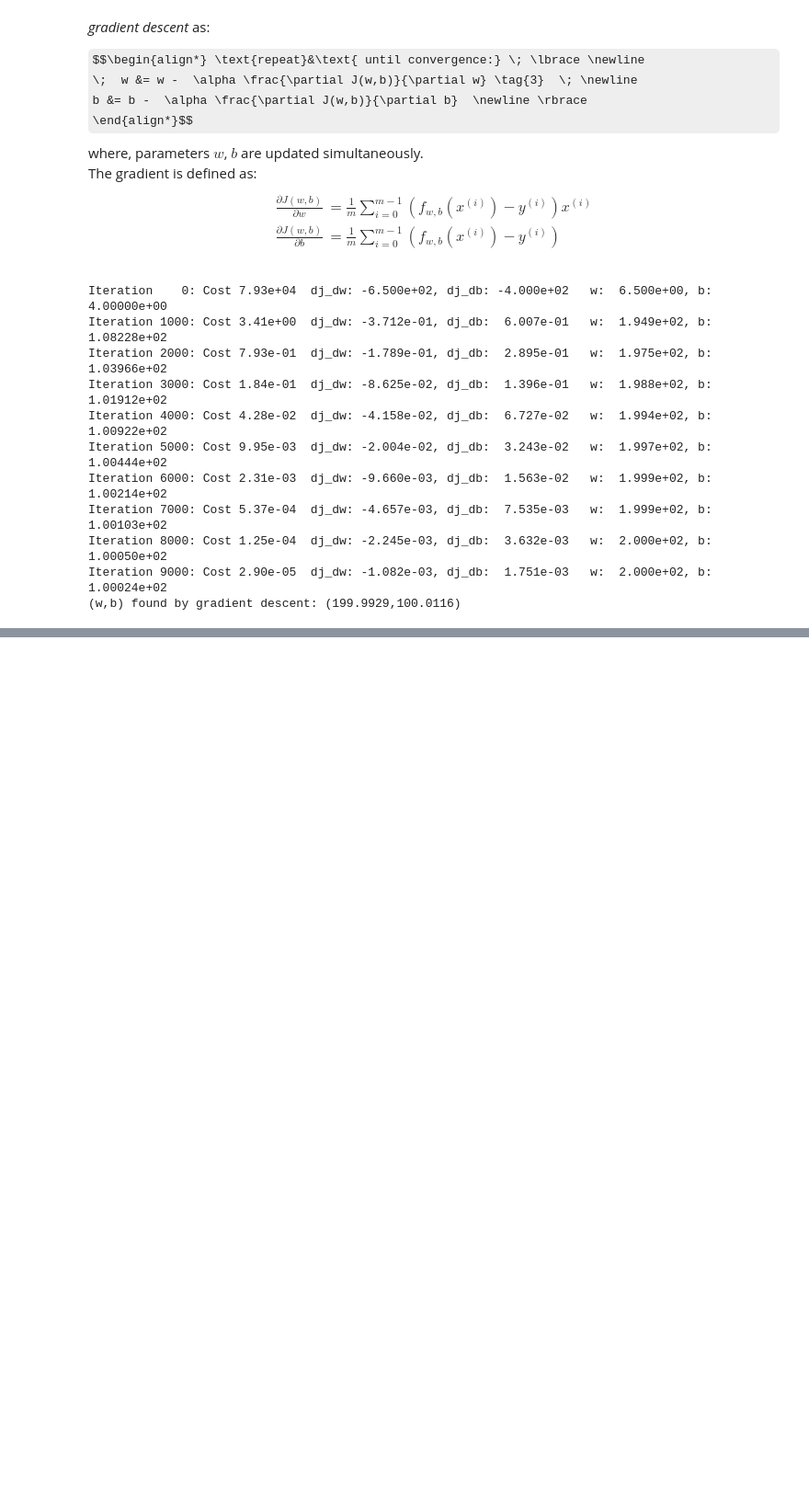
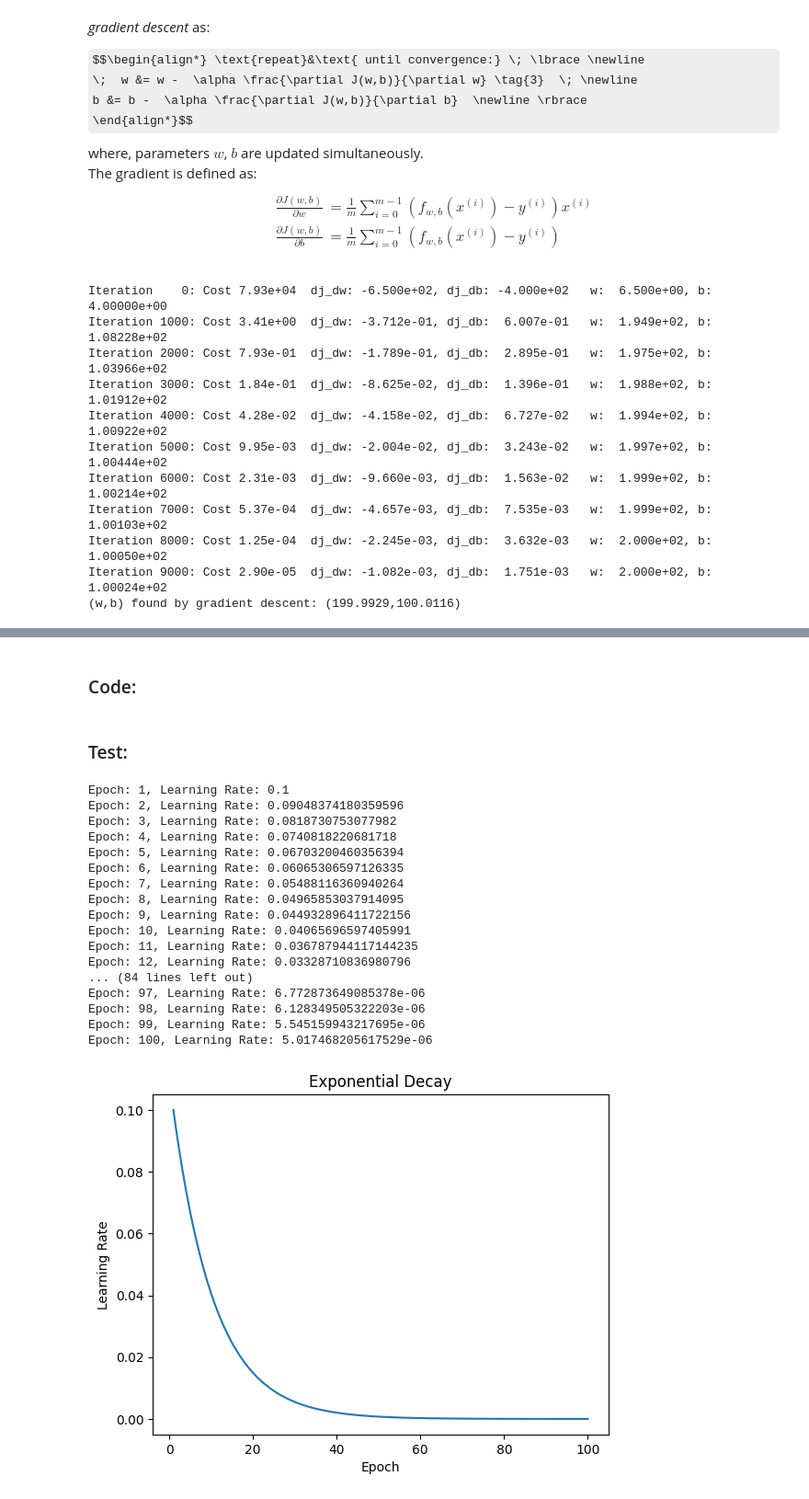
Before and after one commit to Mazen-Gaber/NN-from-scratch, a Jupyter notebook: Neural_Network.ipynb, the cells around one changed output, grey strips where cells are left out. Shown: that part at 92% size. Drawn from its saved outputs; the diff is of its cells as text; code cells hidden in the pictures; some formulas as TeX source; blank space fills up the shorter version.

Commit message:
learning rate scheduler added

```diff
--- a/Neural_Network.ipynb
+++ b/Neural_Network.ipynb
@@ -295,0 +327,2 @@ Iteration 9000: Cost 2.90e-05  dj_dw: -1.082e-03, dj_db:  1.751e-03   w:  2.000e
+# %% [markdown]
+### Code:
@@ -295,0 +359,39 @@ Iteration 9000: Cost 2.90e-05  dj_dw: -1.082e-03, dj_db:  1.751e-03   w:  2.000e
+# %% [markdown]
+### Test:
+# %%
+import matplotlib.pyplot as plt
+
+lr_scheduler = learning_rate_scheduler()
+num_epochs = 100
+learning_rates = []
+
+for epoch in range(num_epochs):
+    new_learning_rate = lr_scheduler.exponential_decay(epoch)
+    print(f"Epoch: {epoch+1}, Learning Rate: {new_learning_rate}")
+
+    learning_rates.append(new_learning_rate)
+
+plt.plot(range(1, num_epochs + 1), learning_rates)
+plt.xlabel('Epoch')
+plt.ylabel('Learning Rate')
+plt.title('Exponential Decay')
+plt.show()
+# %% [output]
+Epoch: 1, Learning Rate: 0.1
+Epoch: 2, Learning Rate: 0.09048374180359596
+Epoch: 3, Learning Rate: 0.0818730753077982
+Epoch: 4, Learning Rate: 0.0740818220681718
+Epoch: 5, Learning Rate: 0.06703200460356394
+Epoch: 6, Learning Rate: 0.06065306597126335
+Epoch: 7, Learning Rate: 0.05488116360940264
+Epoch: 8, Learning Rate: 0.04965853037914095
+Epoch: 9, Learning Rate: 0.044932896411722156
+Epoch: 10, Learning Rate: 0.04065696597405991
+Epoch: 11, Learning Rate: 0.036787944117144235
+Epoch: 12, Learning Rate: 0.03328710836980796
+... (84 lines left out)
+Epoch: 97, Learning Rate: 6.772873649085378e-06
+Epoch: 98, Learning Rate: 6.128349505322203e-06
+Epoch: 99, Learning Rate: 5.545159943217695e-06
+Epoch: 100, Learning Rate: 5.017468205617529e-06
+[figure, added]
```
Also changed, not shown: parts of 6 cells of this notebook.
